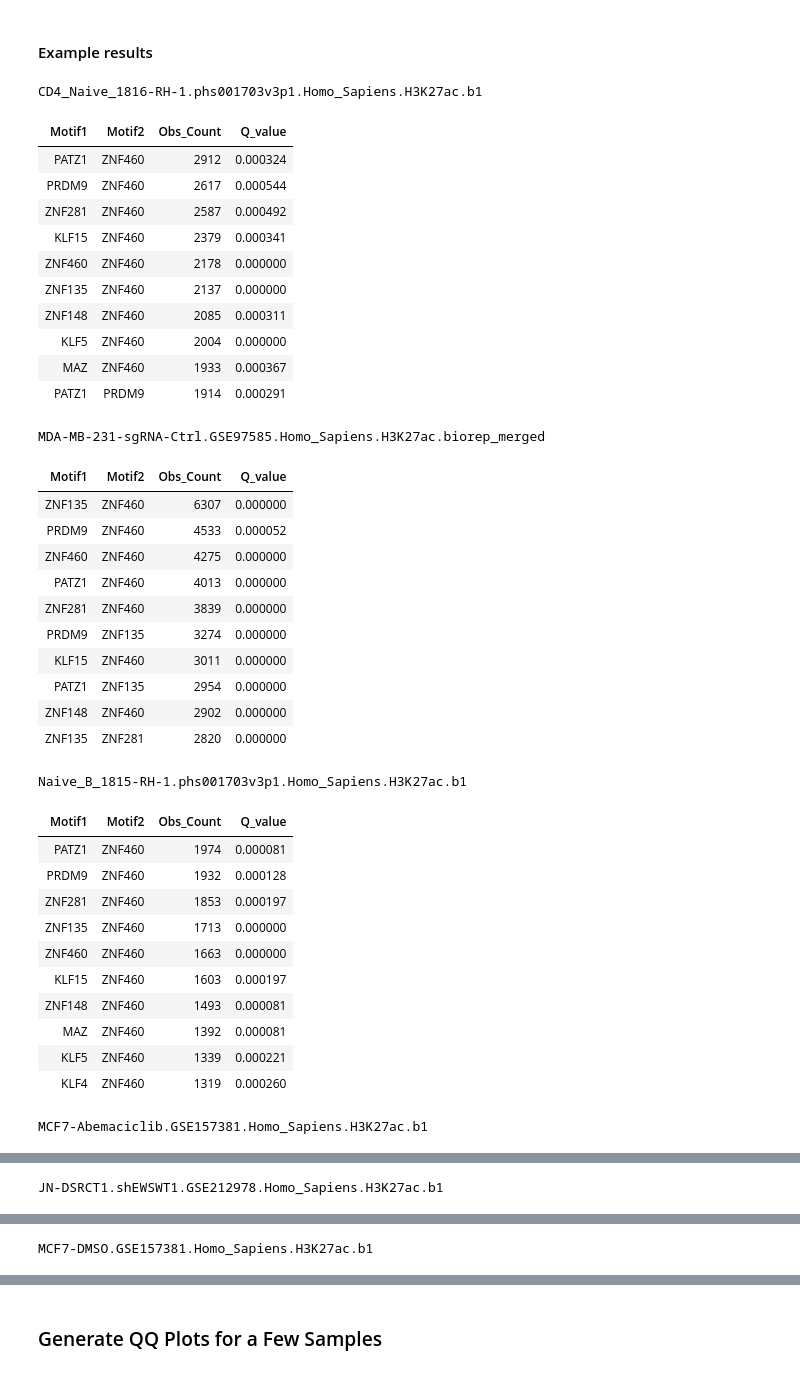
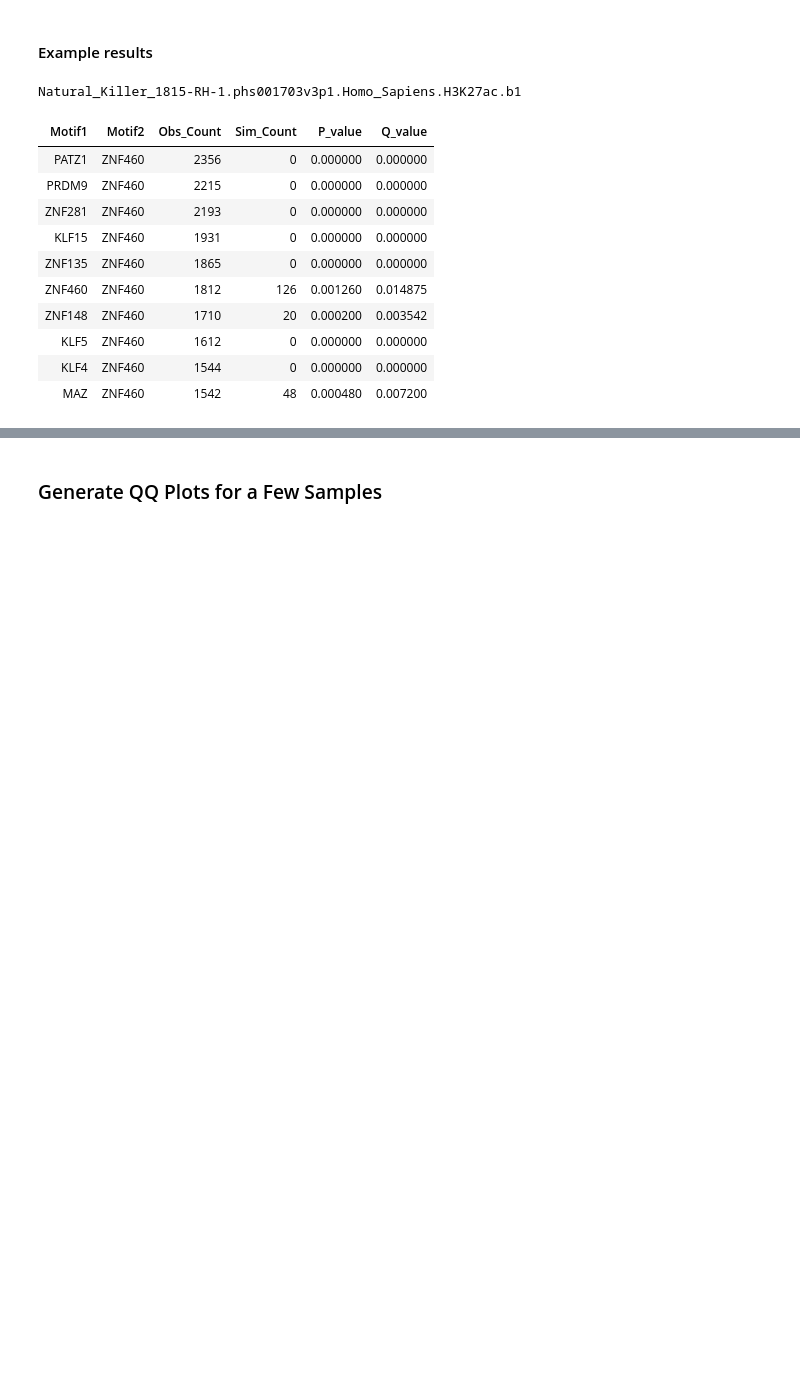
Before and after one commit to ay-lab-team/motif_pair_enrichment, a Jupyter notebook: workflow/scripts/summary/QQPlot_Analysis.ipynb, the cells around one changed output, grey strips where cells are left out. Drawn from its saved outputs; the diff is of its cells as text; code cells hidden in the pictures; blank space fills up the shorter version.

```diff
--- a/workflow/scripts/summary/QQPlot_Analysis.ipynb
+++ b/workflow/scripts/summary/QQPlot_Analysis.ipynb
@@ -2,6 +2,7 @@
 import os
 import itertools as it
 from collections import Counter
+import math
 
 import numpy as np
 import pandas as pd
@@ -24,7 +25,7 @@ if 'changed' not in globals():
     changed = 1
 
 # output directory for simulations
-mp_data_dir = 'results/motif_pairs/Motif_Pairs_100000_only_chr/'
+mp_data_dir = 'results/motif_pairs/chrom_correction_only/'
 # %% [markdown]
 ## Load all the sample groups
 # %%
@@ -39,6 +49,8 @@ We start by finding the top motifs according to the FIMO data then use these to
 # %%
 # Number of Top Motifs you want to see (Can be user specified)
 top_motif_count = 50
+
+top_motif_count = 100
 
 # Loop through all samples of interest
 fimo_dir = 'results/fimo/'
@@ -46,12 +58,17 @@ fimo_dir = 'results/fimo/'
 entries = []
 for k, sample_name in enumerate(complete_aplus_samples):
 
+    #################################################################################################
+    # Motif data
+    #################################################################################################
+
     # Load raw fimo + loop data
     sample_file_path = os.path.join(fimo_dir, sample_name, 'summarize_results/summary.txt')
     df = pd.read_csv(sample_file_path, sep='\t', header=0)
 
     # Filter motifs
     filter_df = df[(df['motif_ID_1'] != 'None' ) & (df['motif_ID_2'] != 'None')]
+    filter_df = filter_df[(filter_df['motif_ID_1'] != '' ) & (filter_df['motif_ID_2'] != '')]
     filter_df = filter_df[(~filter_df['motif_name_1'].isna()) & (~filter_df['motif_name_2'].isna())].reset_index(drop=True)
 
     # Initialize the anchor slots data structure for entire set
@@ -174,10 +191,15 @@ for k, sample_name in enumerate(complete_aplus_samples):
     count_df = pd.DataFrame(count_df)
 
     # Get frequency of motifs
-    top_freq_motifs = count_df.sort_values('Percent',ascending=False).head(top_motif_count)['Motif'].tolist()
+    top_freq_motifs = count_df.sort_values('Percent', ascending=False).head(top_motif_count)['Motif'].tolist()
     top_motifs_list = '|'.join(top_freq_motifs)
 
-    ### Read in data of sample
+
+    #################################################################################################
+    # Paired Motif data
+    #################################################################################################
+
+    ### Read in paired motif data for sample
     fn = os.path.join(mp_data_dir, sample_name, 'P_values_agg.tsv')
     mp_data = pd.read_table(fn)
 
@@ -196,7 +218,7 @@ for k, sample_name in enumerate(complete_aplus_samples):
     print(outfn)
 
     # Save P values less than or equal to 10% to display below
-    p_sig_values = final_data_qvalues[(final_data_qvalues['P_value'] <= 0.10)][['Motif1', 'Motif2', 'Obs_Count', 'Q_value']]
+    p_sig_values = final_data_qvalues[(final_data_qvalues['P_value'] <= 0.10)][['Motif1', 'Motif2', 'Obs_Count', 'Sim_Count', 'P_value', 'Q_value']]
     tmpdf = p_sig_values.sort_values(by=['Obs_Count'], ascending=False).head(10)
     tmpdf_styler = tmpdf.style.set_table_attributes("""style='display:inline'" "index_names=False""").set_caption(sample_name).hide(axis='index')
     entry = {'df' + str(k): [tmpdf, tmpdf_styler._repr_html_()]}
@@ -226,46 +248,18 @@ results/motif_pairs/Motif_Pairs_100000_only_chr/CD34+-Cord-Blood.GSE165207.Homo_
 # %%
 ### Input number of tables you want to display
 for i in range(0, 6):
-    if i == 0:
-        all_tables = entries[i]['df' + str(i)][1]
-    else:
-        all_tables = all_tables + entries[i]['df' + str(i)][1]
-display_html(all_tables, raw=True)
+    display_html(entries[i]['df' + str(i)][1], raw=True)
+    break
 # %% [output]
-CD4_Naive_1816-RH-1.phs001703v3p1.Homo_Sapiens.H3K27ac.b1
+Natural_Killer_1815-RH-1.phs001703v3p1.Homo_Sapiens.H3K27ac.b1
-| Motif1 | Motif2 | Obs_Count | Q_value |
-| PATZ1 | ZNF460 | 2912 | 0.000324 |
-| PRDM9 | ZNF460 | 2617 | 0.000544 |
-| ZNF281 | ZNF460 | 2587 | 0.000492 |
-| KLF15 | ZNF460 | 2379 | 0.000341 |
-| ZNF460 | ZNF460 | 2178 | 0.000000 |
-| ZNF135 | ZNF460 | 2137 | 0.000000 |
-| ZNF148 | ZNF460 | 2085 | 0.000311 |
-| KLF5 | ZNF460 | 2004 | 0.000000 |
-| MAZ | ZNF460 | 1933 | 0.000367 |
-| PATZ1 | PRDM9 | 1914 | 0.000291 |
+| Motif1 | Motif2 | Obs_Count | Sim_Count | P_value | Q_value |
+| PATZ1 | ZNF460 | 2356 | 0 | 0.000000 | 0.000000 |
+| PRDM9 | ZNF460 | 2215 | 0 | 0.000000 | 0.000000 |
+| ZNF281 | ZNF460 | 2193 | 0 | 0.000000 | 0.000000 |
+| KLF15 | ZNF460 | 1931 | 0 | 0.000000 | 0.000000 |
+| ZNF135 | ZNF460 | 1865 | 0 | 0.000000 | 0.000000 |
+| ZNF460 | ZNF460 | 1812 | 126 | 0.001260 | 0.014875 |
+| ZNF148 | ZNF460 | 1710 | 20 | 0.000200 | 0.003542 |
+| KLF5 | ZNF460 | 1612 | 0 | 0.000000 | 0.000000 |
+| KLF4 | ZNF460 | 1544 | 0 | 0.000000 | 0.000000 |
+| MAZ | ZNF460 | 1542 | 48 | 0.000480 | 0.007200 |
-MDA-MB-231-sgRNA-Ctrl.GSE97585.Homo_Sapiens.H3K27ac.biorep_merged
-| Motif1 | Motif2 | Obs_Count | Q_value |
-| ZNF135 | ZNF460 | 6307 | 0.000000 |
-| PRDM9 | ZNF460 | 4533 | 0.000052 |
-| ZNF460 | ZNF460 | 4275 | 0.000000 |
-| PATZ1 | ZNF460 | 4013 | 0.000000 |
-| ZNF281 | ZNF460 | 3839 | 0.000000 |
-| PRDM9 | ZNF135 | 3274 | 0.000000 |
-| KLF15 | ZNF460 | 3011 | 0.000000 |
-| PATZ1 | ZNF135 | 2954 | 0.000000 |
-| ZNF148 | ZNF460 | 2902 | 0.000000 |
-| ZNF135 | ZNF281 | 2820 | 0.000000 |
-Naive_B_1815-RH-1.phs001703v3p1.Homo_Sapiens.H3K27ac.b1
-| Motif1 | Motif2 | Obs_Count | Q_value |
-| PATZ1 | ZNF460 | 1974 | 0.000081 |
-| PRDM9 | ZNF460 | 1932 | 0.000128 |
-| ZNF281 | ZNF460 | 1853 | 0.000197 |
-| ZNF135 | ZNF460 | 1713 | 0.000000 |
-| ZNF460 | ZNF460 | 1663 | 0.000000 |
-| KLF15 | ZNF460 | 1603 | 0.000197 |
-| ZNF148 | ZNF460 | 1493 | 0.000081 |
-| MAZ | ZNF460 | 1392 | 0.000081 |
-| KLF5 | ZNF460 | 1339 | 0.000221 |
-| KLF4 | ZNF460 | 1319 | 0.000260 |
-MCF7-Abemaciclib.GSE157381.Homo_Sapiens.H3K27ac.b1
@@ -283 +265,0 @@ MCF7-Abemaciclib.GSE157381.Homo_Sapiens.H3K27ac.b1
-JN-DSRCT1.shEWSWT1.GSE212978.Homo_Sapiens.H3K27ac.b1
@@ -295 +265,0 @@ JN-DSRCT1.shEWSWT1.GSE212978.Homo_Sapiens.H3K27ac.b1
-MCF7-DMSO.GSE157381.Homo_Sapiens.H3K27ac.b1
```
Also changed, not shown: parts of 12 cells of this notebook, 11 other files.
